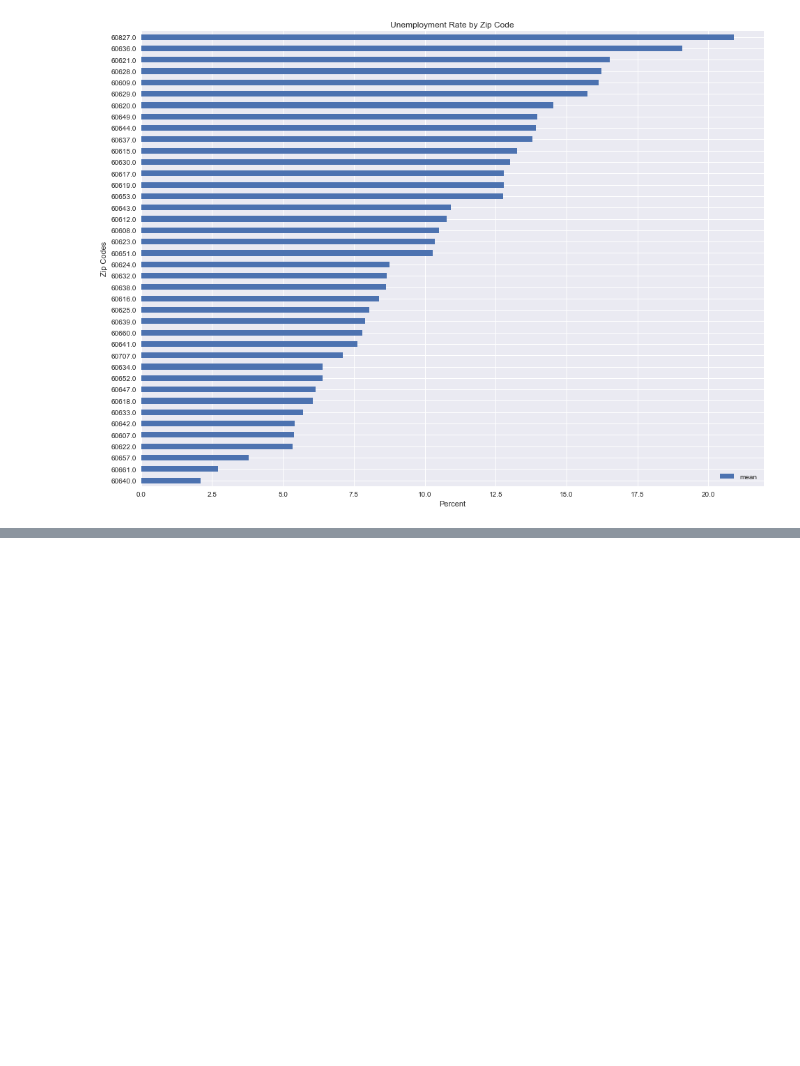
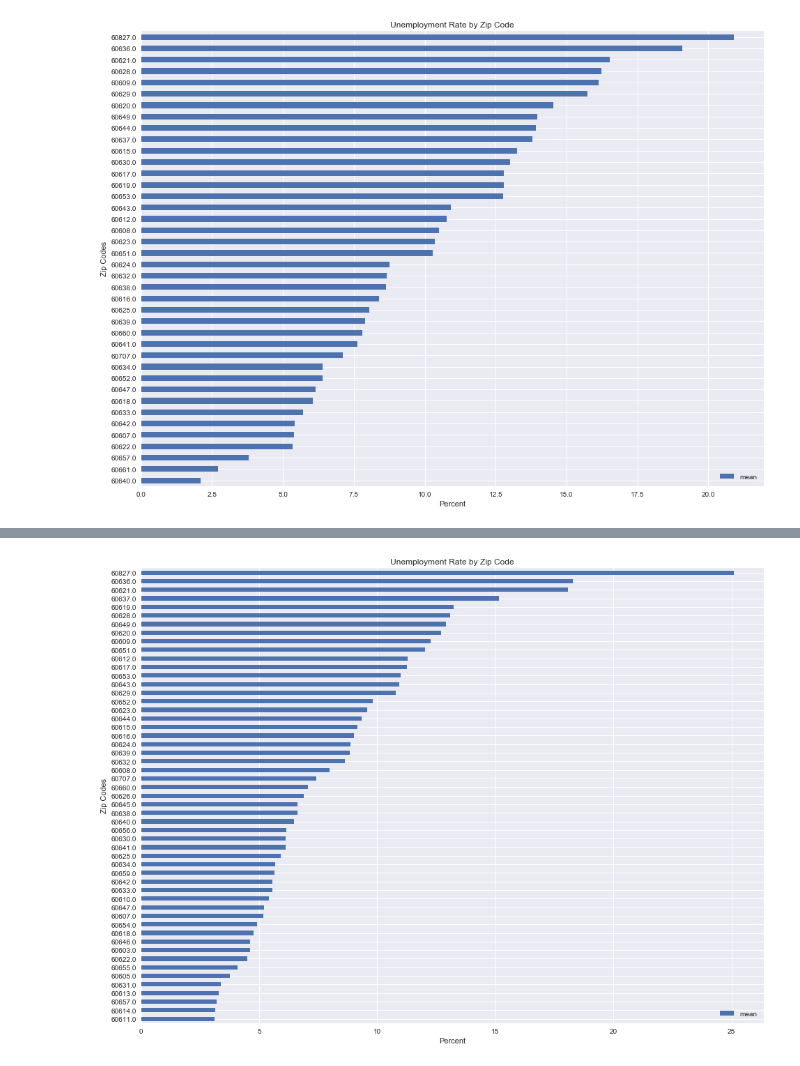
Before and after one commit to ratulesrar3/ml-pubpol, a Jupyter notebook: hw1/hw1_part2.ipynb, the cells around one changed output, grey strips where cells are left out. Drawn from its saved outputs; the diff is of its cells as text; code cells hidden in the pictures; blank space fills up the shorter version.

```diff
--- a/hw1/hw1_part2.ipynb
+++ b/hw1/hw1_part2.ipynb
@@ -43,0 +71,4 @@ plot_dist(unemployment_dist, 'Unemployment Rate by Zip Code', 'Percent')
+# %%
+plot_dist(unemployment_dist_2, 'Unemployment Rate by Zip Code', 'Percent')
+# %% [output]
+[figure, added]
```
Also changed, not shown: parts of 12 cells of this notebook, 1 other file.
